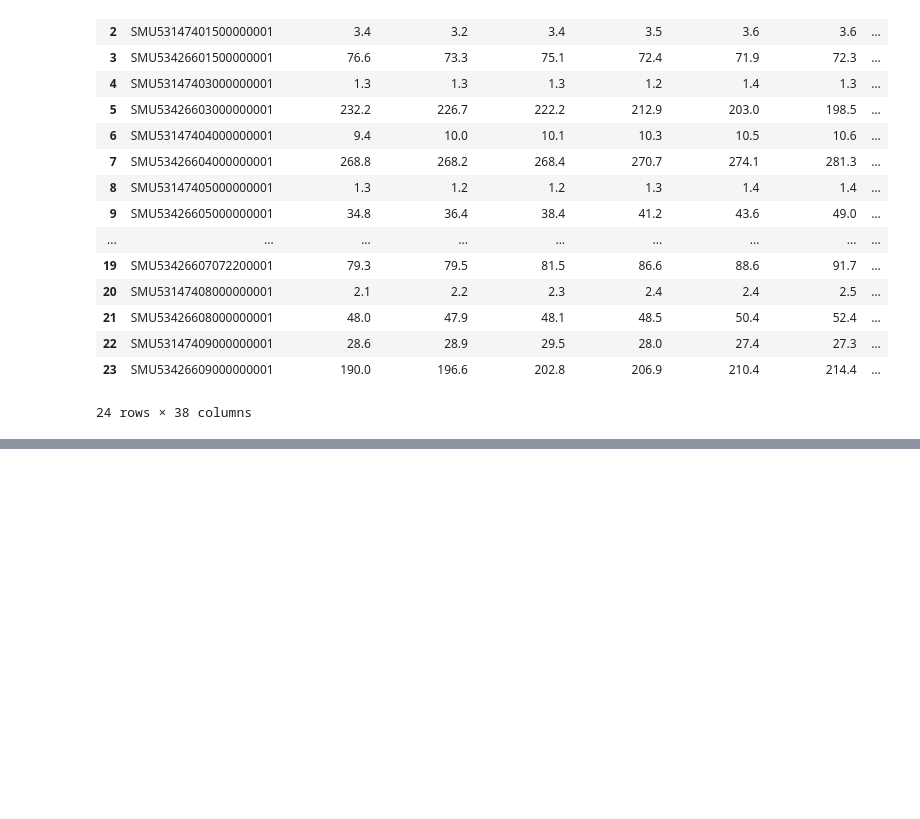
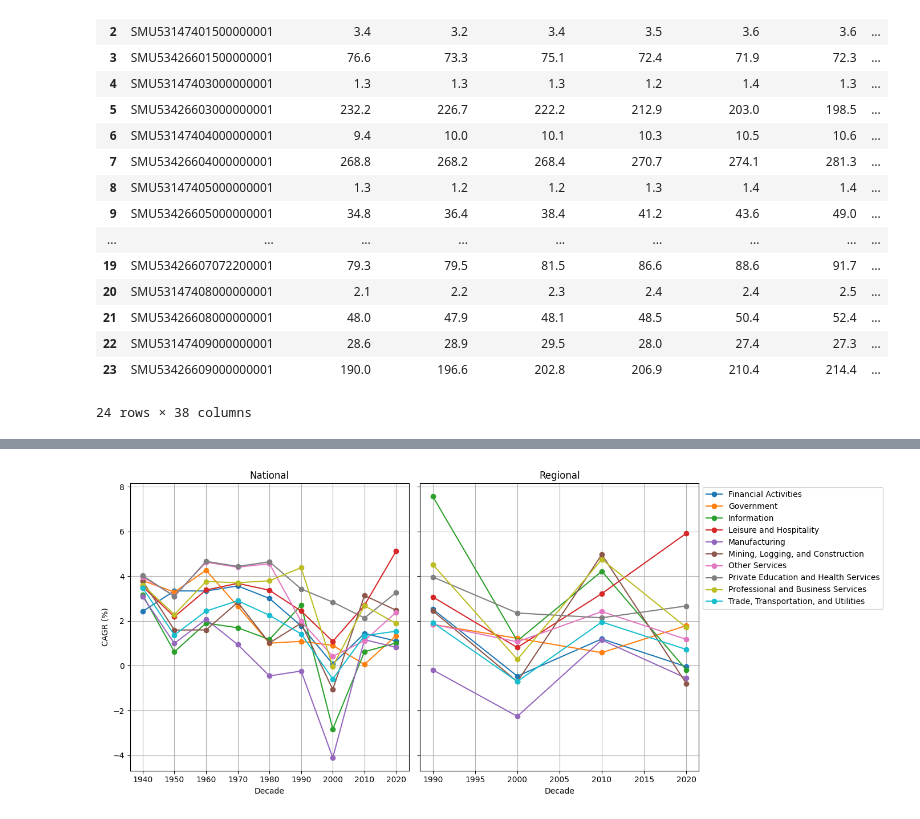
Before and after one commit to jkolberg/macro-explorer, a Jupyter notebook: macro_explorer/ces_employment.ipynb, the cells around one changed output, grey strips where cells are left out. Drawn from its saved outputs; the diff is of its cells as text; code cells hidden in the pictures; blank space fills up the shorter version.

```diff
--- a/macro_explorer/ces_employment.ipynb
+++ b/macro_explorer/ces_employment.ipynb
@@ -61,0 +77,35 @@ region_long = ces_to_long(region)
+# %%
+def decade_cagr(df):
+    d = df.copy()
+    d['decade'] = (d['year'] // 10) * 10
+    rows = []
+    for (sector, decade), g in d.groupby(['sector', 'decade']):
+        g = g.sort_values('year')
+        start_year, end_year = g['year'].iloc[0], g['year'].iloc[-1]
+        start_val, end_val = g['employment'].iloc[0], g['employment'].iloc[-1]
+        n_years = end_year - start_year
+        # skip decades with only one year of data (can't compute a growth rate)
+        if n_years == 0:
+            continue
+        cagr = (end_val / start_val) ** (1 / n_years) - 1
+        rows.append({'sector': sector, 'decade': decade, 'cagr': cagr})
+    return pd.DataFrame(rows)
+
+cagr_us = decade_cagr(us_long).assign(geography='National')
+cagr_region = decade_cagr(region_long).assign(geography='Regional')
+cagr_all = pd.concat([cagr_us, cagr_region], ignore_index=True)
+cagr_all = cagr_all[cagr_all['sector'] != 'Total nonfarm']
+# %%
+fig, axes = plt.subplots(1, 2, figsize=(14, 6), sharey=True)
+for ax, (geo, sub) in zip(axes, cagr_all.groupby('geography')):
+    for sector, g in sub.sort_values('decade').groupby('sector'):
+        ax.plot(g['decade'], g['cagr'] * 100, marker='o', label=sector)
+    ax.set_title(geo)
+    ax.set_xlabel('Decade')
+    ax.grid()
+axes[0].set_ylabel('CAGR (%)')
+axes[-1].legend(loc='upper left', bbox_to_anchor=(1, 1))
+plt.tight_layout()
+plt.show()
+# %% [output]
+[figure, added]
```
Also changed, not shown: parts of 2 cells of this notebook, 5 other files.
